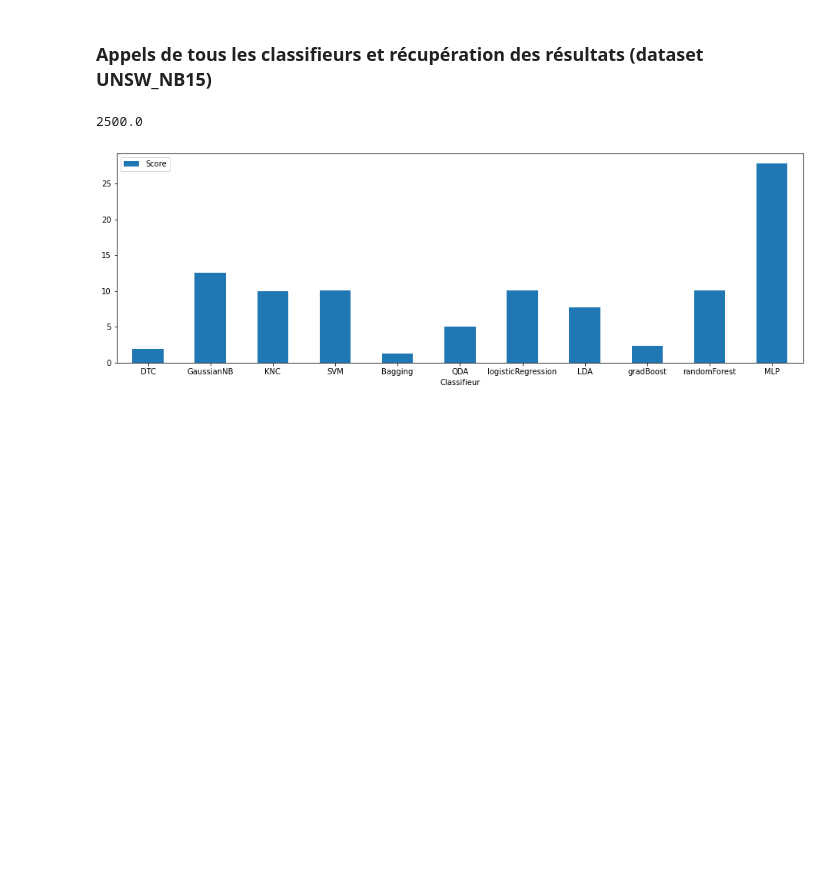
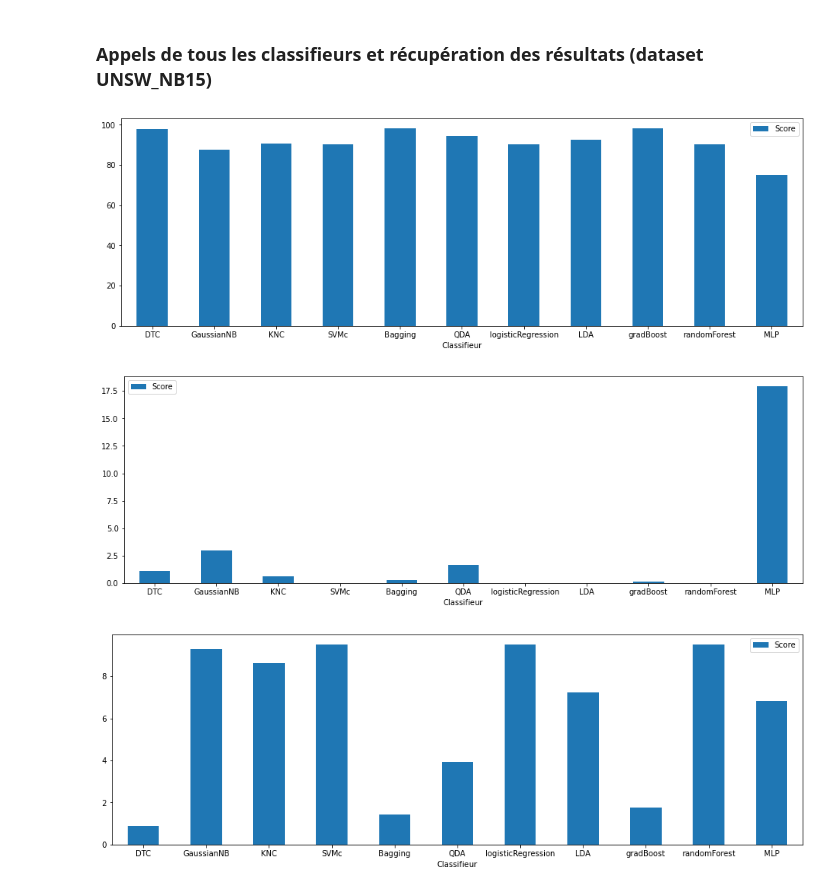
Before and after one commit to Exjp/Projet_AAA, a Jupyter notebook: PROJET_AAA.ipynb, the cells around one changed output. Drawn from its saved outputs; the diff is of its cells as text; code cells hidden in the pictures; blank space fills up the shorter version.

Commit message:
plot réglé

```diff
--- a/PROJET_AAA.ipynb
+++ b/PROJET_AAA.ipynb
@@ -314,8 +314,8 @@ def comparaison (clf, X_train, Y_train, X_test, Y_test) :
     for i in clf :
         score, msKDD, msUNSW = classifier(i, X_train, Y_train, X_test, Y_test)
         scores.append(score)
-        scores.append(msKDD)
-        scores.append(msUNSW)
+        scoresMsKDD.append(msKDD)
+        scoresMsUNSW.append(msUNSW)
     return scores, scoresMsKDD, scoresMsUNSW
 # %%
 def baggingexp(X_train, y_train, X_test, y_test):
@@ -386,7 +382,7 @@ def plotClassifieurBarScore(score):
     classifieur = []
     for i in range (len(score)):
 #         classifieur.insert(i,i)
-        score[i] = (1 - score[i])*100
+        score[i] = score[i]*100
     plotDF = pd.DataFrame({'Classifieur':clfName, 'Score':score})
     plotDF.plot.bar(x="Classifieur", y='Score', rot=0,figsize=(16,5))
 # %%
@@ -400,7 +396,7 @@ def all_classifier_score(X_train, X_test, y_train, y_test) :
     scores.append(score)
     scoresMsKDD.append(msKDD)
     scoresMsUNSW.append(msUNSW)
-    clfName.append("SVM")
+    clfName.append("SVMc")
 
     score, msKDD, msUNSW = baggingexp(X_train,y_train, X_test, y_test)
     scores.append(score)
@@ -617,9 +618,13 @@ dfad2 = adversial_UNSWNB15(df2)
 # %%
 X, y = prepare_UNSW_NB15(dfad2)
 X_train, X_test, y_train, y_test = train_test_split(X, y, test_size=0.5)
 
-score, clfName = all_classifier_score(X_train, X_test, y_train, y_test)
-plotClassifieurBarScore(score)
+scores, clfName, scoresMsKDD, scoresMsUNSW= all_classifier_score(X_train, X_test, y_train, y_test)
+plotClassifieurBarScore(scores)
+
+# plotClassifieurBarScore(scoresMsKDD)
+plotClassifieurBarScore(scoresMsUNSW)
 # %% [output]
-2500.0
-[figure, old version]
+[figure, new version]
+[figure, added]
+[figure, added]
```
Also changed, not shown: parts of 5 cells of this notebook.
